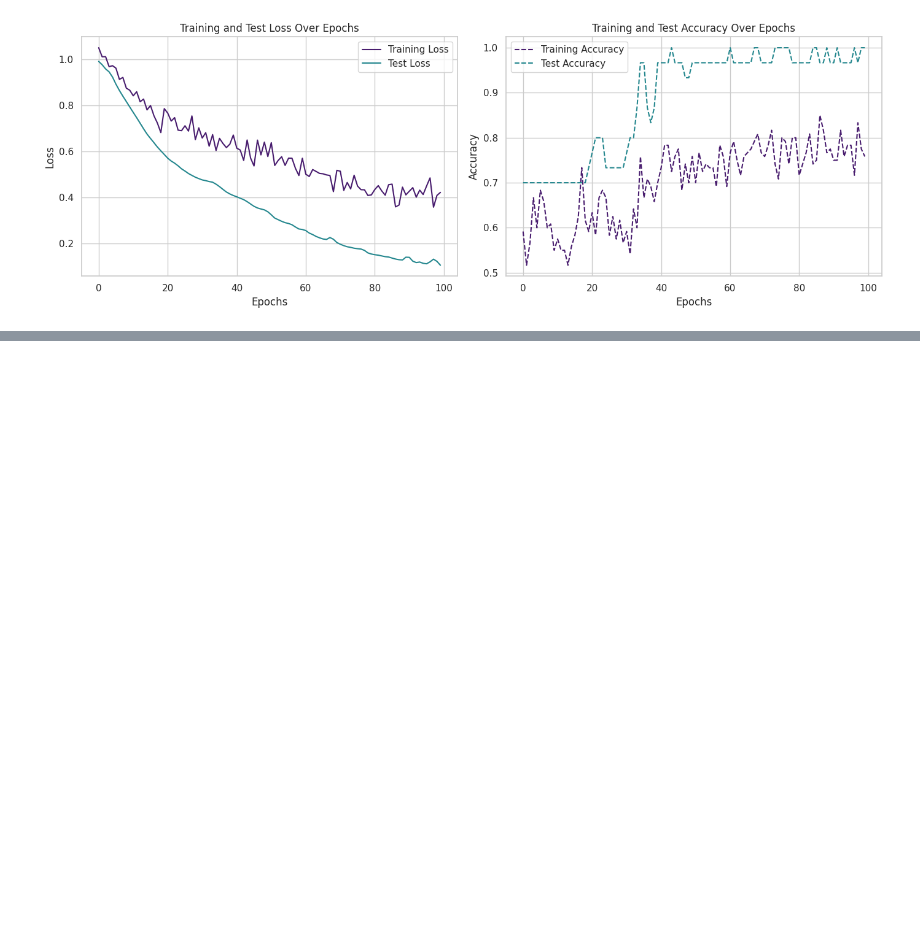
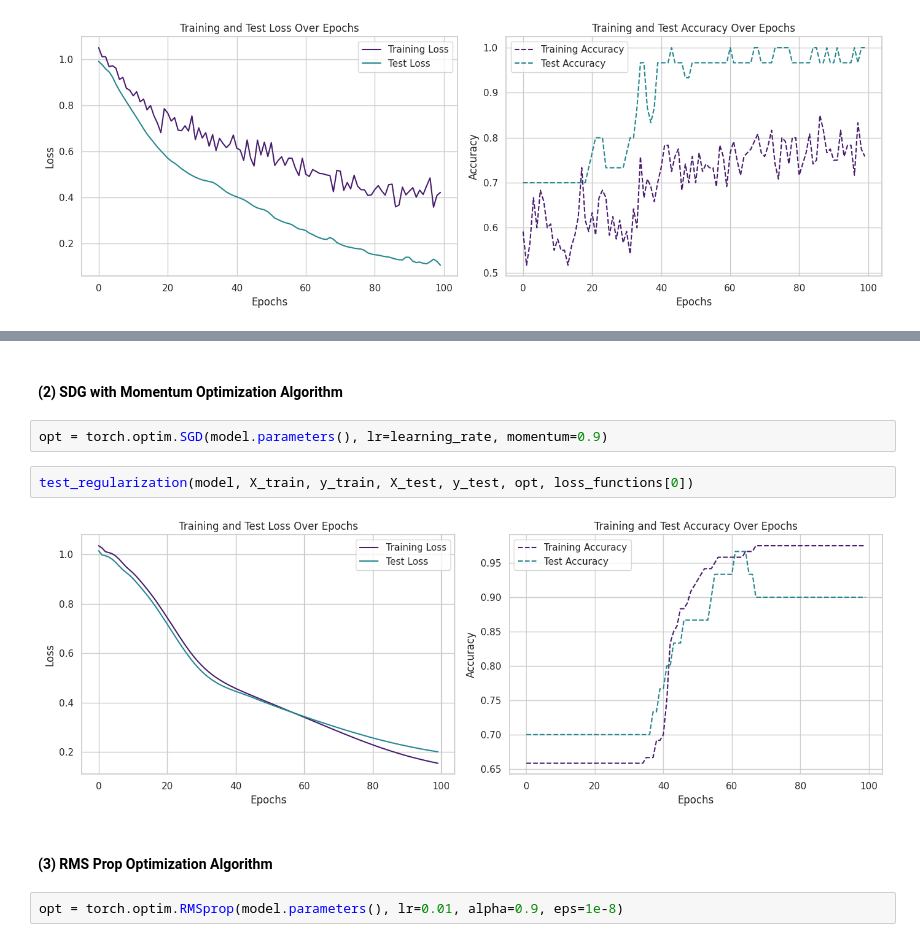
Before and after one commit to Andrea-gt/pytorch-iris, a Jupyter notebook: pytorch_iris.ipynb, the cells around one changed output, grey strips where cells are left out. Saved outputs shown, nothing was run; the diff lists cells and outputs as text; blank space fills up the shorter version.

Commit message:
feat: Testing Different Optimization Algorithms

```diff
--- a/pytorch_iris.ipynb
+++ b/pytorch_iris.ipynb
@@ -411,0 +422,12 @@ test_regularization(model=model, X_train=X_train, y_train=y_train, X_test=X_test
+# %% [markdown]
+#### **(2) SDG with Momentum Optimization Algorithm**
+# %%
+opt = torch.optim.SGD(model.parameters(), lr=learning_rate, momentum=0.9)
+# %%
+test_regularization(model, X_train, y_train, X_test, y_test, opt, loss_functions[0])
+# %% [output]
+[figure, added]
+# %% [markdown]
+#### **(3) RMS Prop Optimization Algorithm**
+# %%
+opt = torch.optim.RMSprop(model.parameters(), lr=0.01, alpha=0.9, eps=1e-8)
```
Also changed, not shown: parts of 19 cells of this notebook.
